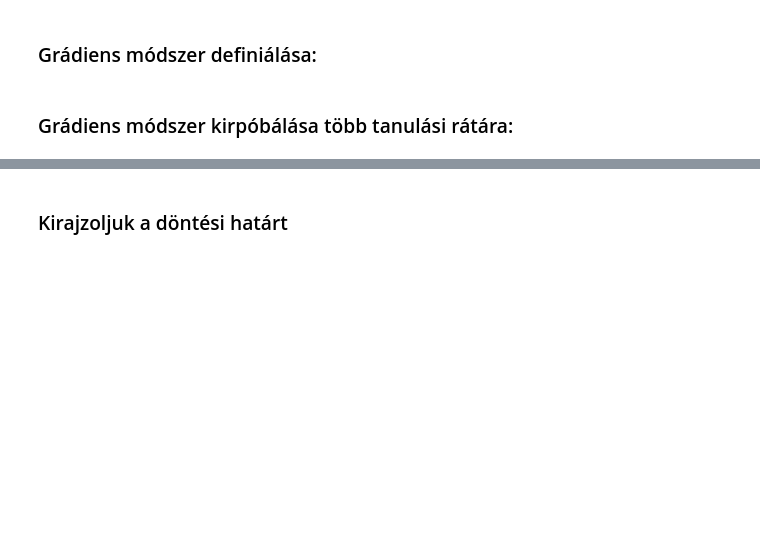
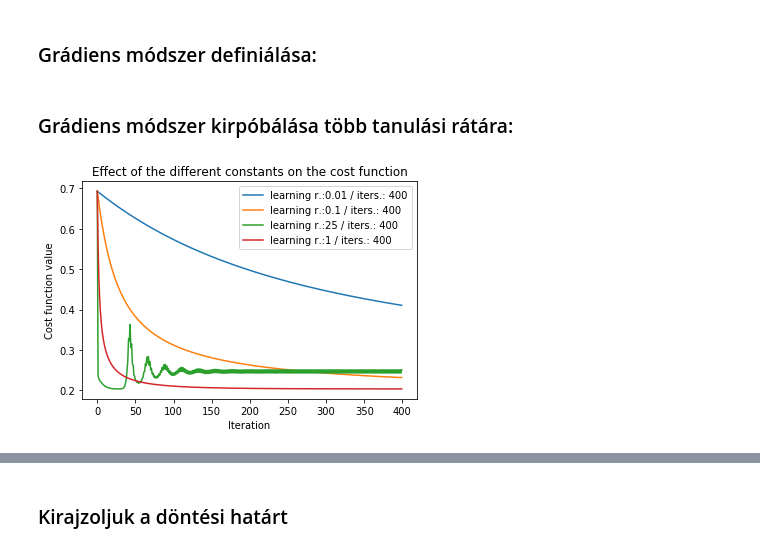
Before and after one commit to Fortuz/MIKRO_lab, a Jupyter notebook: AdaptiveRoboLabor/Jupyter/L03_LogisticRegression/L03 - Logistic Regression.ipynb, the cells around one changed output, grey strips where cells are left out. Saved outputs shown, nothing was run; the diff lists cells and outputs as text; code cells hidden in the pictures; blank space fills up the shorter version.

```diff
--- a/AdaptiveRoboLabor/Jupyter/L03_LogisticRegression/L03 - Logistic Regression.ipynb
+++ b/AdaptiveRoboLabor/Jupyter/L03_LogisticRegression/L03 - Logistic Regression.ipynb
@@ -72,4 +73,4 @@ Láthatjuk, hogy a két kategória elválasztható megközelítőleg egy egyenes
 # %%
-if (X.shape[1]==2):
+if (X.shape[1]==n):                             # ha még nemvégeztük el a biaszolást (X - mxn)
     X=np.column_stack((np.ones((m,1)),X))       # bias
-#EZT CSAK EGYSZER SZABAD LEFUTTATNI! VAGY ÚJRA KELL A KERNELT INDÍTANI
+print(X.shape)                                  # visszaellenőrizésnek kiírjuk a mátrix méreteit
@@ -185,19 +210,26 @@ def gradientDescent(X,Y,w,alpha,num_iters=400):
 # %% [markdown]
 ### Grádiens módszer kirpóbálása több tanulási rátára:
 # %%
-w = np.array([[0],[0],[0]])
-w, C_history = gradientDescent(X_norm,Y,w,0.01)
+w = np.array([[0],[0],[0]])                                                         # kezdeti súlyok (0;0;0)
+w, C_history = gradientDescent(X_norm,Y,w,0.01)                                     # gradiens módszer 0.01 tanulási ráta
 plt.plot(range(C_history.size), C_history, label= "learning r.:0.01 / iters.: 400")
 
-w = np.array([[0],[0],[0]])
-w, C_history = gradientDescent(X_norm,Y,w,0.1)
+w = np.array([[0],[0],[0]])                                                         # kezdeti súlyok (0;0;0)
+w, C_history = gradientDescent(X_norm,Y,w,0.1)                                      # gradiens módszer 0.1 tanulási ráta
 plt.plot(range(C_history.size), C_history, label= "learning r.:0.1 / iters.: 400")
 
-w = np.array([[0],[0],[0]])
-w, C_history = gradientDescent(X_norm,Y,w,1)
-plt.plot(range(C_history.size), C_history, label= "learning r.:1 / iters.: 400")
+w = np.array([[0],[0],[0]])                                                         # kezdeti súlyok (0;0;0)
+w, C_history = gradientDescent(X_norm,Y,w,25)                                        # gradiens módszer 25 tanulási ráta
+plt.plot(range(C_history.size), C_history, label= "learning r.:25 / iters.: 400")    # kirajzolás mind a három esetre
+
+w = np.array([[0],[0],[0]])                                                         # kezdeti súlyok (0;0;0)
+w, C_history = gradientDescent(X_norm,Y,w,1)                                        # gradiens módszer 1 tanulási ráta
+plt.plot(range(C_history.size), C_history, label= "learning r.:1 / iters.: 400")    # kirajzolás mind a három esetre
+
 plt.title("Effect of the different constants on the cost function")
 plt.xlabel("Iteration")
 plt.ylabel("Cost function value")
 plt.legend()
 plt.show()
+# %% [output]
+[figure, added]
```
Also changed, not shown: parts of 21 cells of this notebook, 2 other files.
